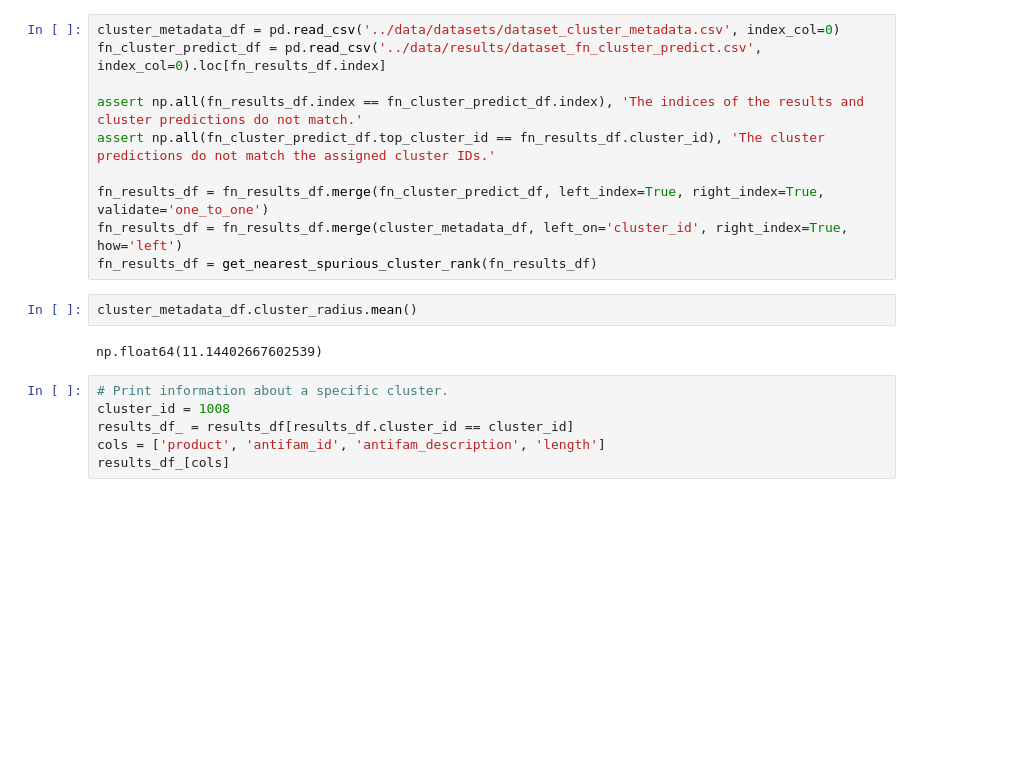
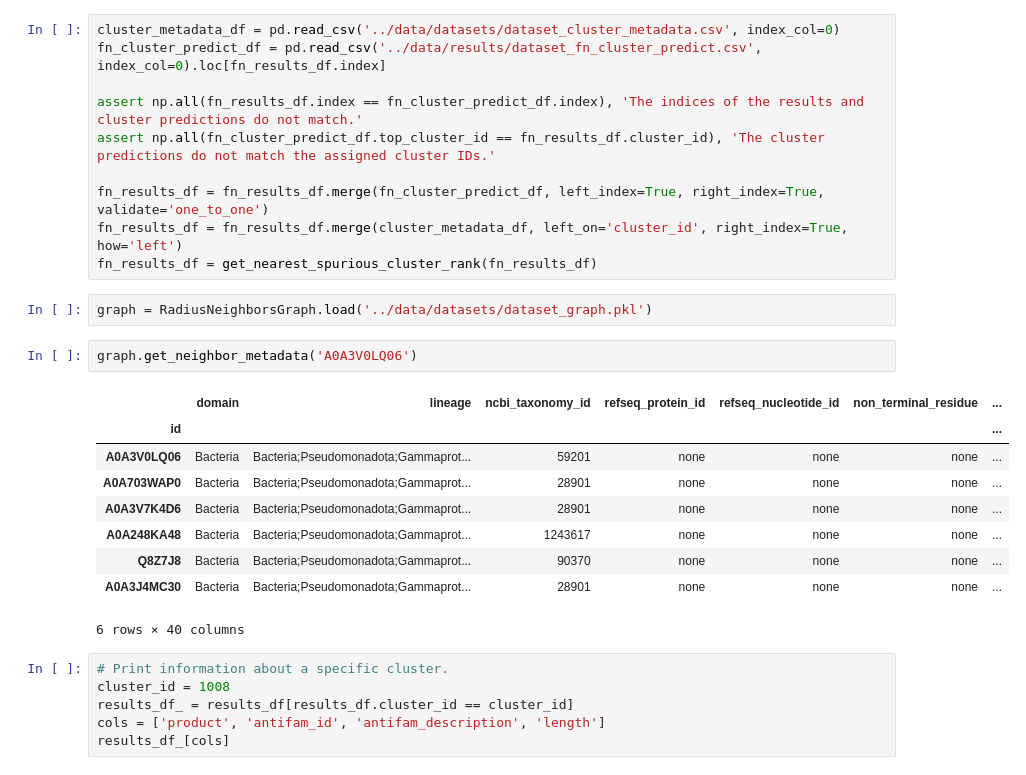
Before and after one commit to pipparichter/frugal, a Jupyter notebook: notebooks/results.ipynb, the cells around one changed output. Drawn from its saved outputs; the diff is of its cells as text; blank space fills up the shorter version.

```diff
--- a/notebooks/results.ipynb
+++ b/notebooks/results.ipynb
@@ -163,10 +160,20 @@ assert np.all(fn_cluster_predict_df.top_cluster_id == fn_results_df.cluster_id),
 fn_results_df = fn_results_df.merge(fn_cluster_predict_df, left_index=True, right_index=True, validate='one_to_one')
 fn_results_df = fn_results_df.merge(cluster_metadata_df, left_on='cluster_id', right_index=True, how='left')
 fn_results_df = get_nearest_spurious_cluster_rank(fn_results_df)
-# %%
-cluster_metadata_df.cluster_radius.mean()
-# %% [output]
-np.float64(11.14402667602539)
+# %%
+graph = RadiusNeighborsGraph.load('../data/datasets/dataset_graph.pkl')
+# %%
+graph.get_neighbor_metadata('A0A3V0LQ06')
+# %% [output]
+|  | domain | lineage | ncbi_taxonomy_id | refseq_protein_id | refseq_nucleotide_id | non_terminal_residue | ... |
+| id |  |  |  |  |  |  | ... |
+| A0A3V0LQ06 | Bacteria | Bacteria;Pseudomonadota;Gammaprot... | 59201 | none | none | none | ... |
+| A0A703WAP0 | Bacteria | Bacteria;Pseudomonadota;Gammaprot... | 28901 | none | none | none | ... |
+| A0A3V7K4D6 | Bacteria | Bacteria;Pseudomonadota;Gammaprot... | 28901 | none | none | none | ... |
+| A0A248KA48 | Bacteria | Bacteria;Pseudomonadota;Gammaprot... | 1243617 | none | none | none | ... |
+| Q8Z7J8 | Bacteria | Bacteria;Pseudomonadota;Gammaprot... | 90370 | none | none | none | ... |
+| A0A3J4MC30 | Bacteria | Bacteria;Pseudomonadota;Gammaprot... | 28901 | none | none | none | ... |
+6 rows × 40 columns
 # %%
 # Print information about a specific cluster.
 cluster_id = 1008
```
Also changed, not shown: parts of 1 cell of this notebook, 3 other files.
